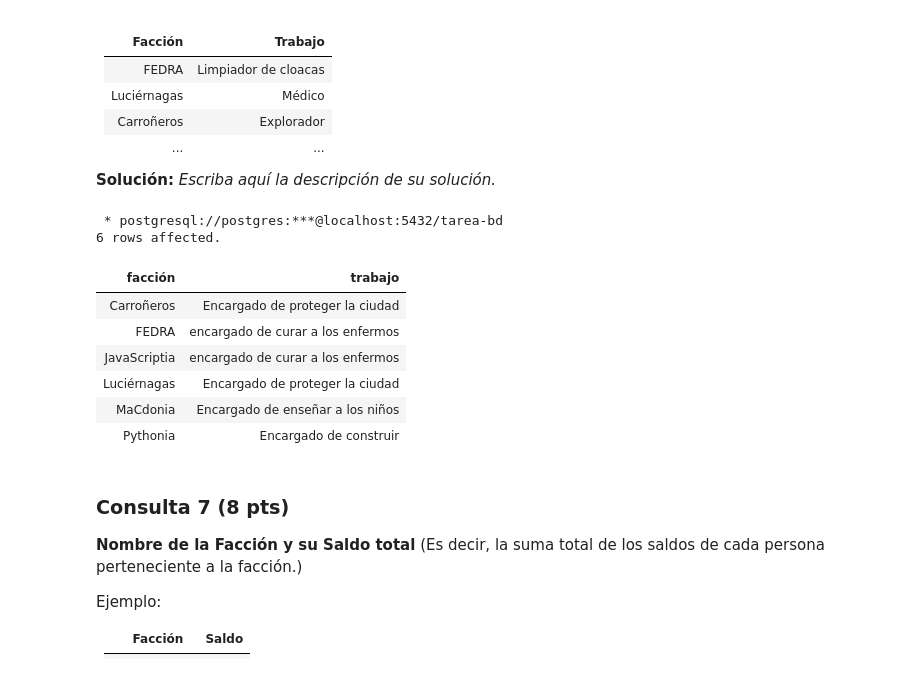
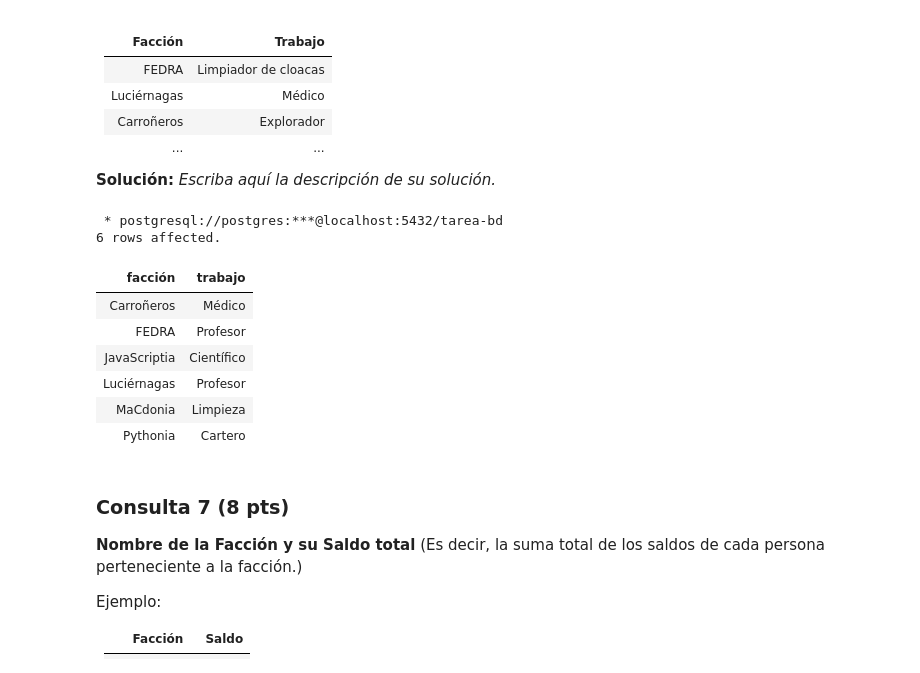
Before and after one commit to blindjamin/Tareas-Bases-de-Datos-Grupo, a Jupyter notebook: Tarea_1_BD_2023_1.ipynb, the cells around one changed output. Cells and saved outputs as stored; diff of their text form; code cells hidden in the pictures.

```diff
--- a/Tarea_1_BD_2023_1.ipynb
+++ b/Tarea_1_BD_2023_1.ipynb
@@ -80,8 +78,8 @@ Para conectarse de forma declarativa a la Base de Datos, utilice el siguiente c
 connection = psycopg2.connect(
    host="localhost",
    user="postgres",
-   dbname='tarea-bd',
-   password="benjamin11"
+   dbname='dbname',
+   password="password"
 )
 
 print(connection)
@@ -677,47 +724,48 @@ Ejemplo:
 # %%
 %%sql
 SELECT Facción  ,trabajo
 FROM
 (SELECT --La sub consulta en donde se ocupa row number() mostrará: nombres de las facciones ,la descripcion de los trabajos ,el conteo de los trabajos más realizados por cada faccion , y rn es la columna que lleva un conteo que empieza en 1 por cada trabajo de una faccion , y este se incrementa si el dato siguente es tiene el mismo nombre de la faccion, y vuelve a hacer 1 si encuentra un diferente nombre de una faccion, como está ordenado el conteo los trabajos de cada faccion de manera descendente y además como anteriormente ya explicado el partition by es en relación al nombre de las facciones , entonces las columnas que tengan el rn=1 serán las que contengan el trabajo más realizado por cada faccion.
-    facciones.nombre AS Facción  ,trabajos.descripcion AS trabajo ,
-    row_number() over (partition by facciones.nombre order by COUNT(persona_tiene_trabajo.id_trabajo) DESC) rn -- row number creara una nueva columna la cual hace un conteo en relacion a el nombre de las facciones , al estar ordenados
-FROM
+    facciones.nombre AS Facción  ,trabajos.nombre  AS trabajo ,
+    row_number() over (partition by facciones.nombre order by COUNT(persona_tiene_trabajo.id_trabajo) DESC) rn
+FROM                                                        --facciones será la tabla que ocupará el SELECT
     facciones
 
 INNER JOIN                                                  --Unimos la tabla facciones con persona_pertenece_faccion
     persona_pertenece_faccion
 ON
     facciones.id = persona_pertenece_faccion.id_faccion     --la union es gracias a la primary key de facciones igualada a una de las foreign key de persona_pertenece_faccion(id_faccion)
 
 INNER JOIN                                                  --Unimos la tabla facciones con persona_pertenece_faccion
     personas
 ON
-    persona_pertenece_faccion.id_persona = personas.id      --la union es gracias a una de las primary key de persona_pertenece_faccion(id_personas) igualada a la primary key de id_persona
+    persona_pertenece_faccion.id_persona = personas.id      --la union es gracias a una de las foreign key de persona_pertenece_faccion(id_persona) igualada a la primary key de id_persona
 
-INNER JOIN
+INNER JOIN                                                  --Unimos la tabla personas con persona_tiene_trabajo
     persona_tiene_trabajo
-ON
+ON                                                          --la union es gracias a la primary key de personas con una de las foreign key de persona_tiene_trabajo(id_persona)
     personas.id= persona_tiene_trabajo.id_persona
-INNER JOIN
+INNER JOIN                                                  --Unimos la tabla persona con persona_tiene_trabajo con trabajos
     trabajos
 ON
-    persona_tiene_trabajo.id_trabajo= trabajos.id
+    persona_tiene_trabajo.id_trabajo= trabajos.id           --la union es gracias a una de las foreign key de persona_tiene_trabajo(id_trabajo) igualada a la primary key de trabajos
 
-WHERE persona_tiene_trabajo.estado=true
 
-GROUP BY facciones.id ,  trabajos.descripcion)tabla
+WHERE persona_tiene_trabajo.estado=true                    --Como condicion las personas deben estar activas en sus trabajos.
 
-WHERE rn=1
+GROUP BY facciones.nombre ,  trabajos.nombre)tabla       -- Agrupa nuestra consulta en base al nombre de la faccion y su trabajo más realizado, además el nombre "tabla" es para entregar un nombre a la subconsulta.
+
+WHERE rn=1                                               -- Condicionamos nuestra consulta solo para que nuestra "variable" rn muestre el 1 que es el primer lugar,, la razon de esto está explicado en el inicio de la subconsulta.
 # %% [output]
  * postgresql://postgres:***@localhost:5432/tarea-bd
 6 rows affected.
 | facción | trabajo |
-| Carroñeros | Encargado de proteger la ciudad |
-| FEDRA | encargado de curar a los enfermos |
-| JavaScriptia | encargado de curar a los enfermos |
-| Luciérnagas | Encargado de proteger la ciudad |
-| MaCdonia | Encargado de enseñar a los niños |
-| Pythonia | Encargado de construir |
+| Carroñeros | Médico |
+| FEDRA | Profesor |
+| JavaScriptia | Científico |
+| Luciérnagas | Profesor |
+| MaCdonia | Limpieza |
+| Pythonia | Cartero |
 # %% [markdown]
 ### Consulta 7 (8 pts)
 **Nombre de la Facción y su Saldo total** (Es decir, la suma total de los saldos de cada persona perteneciente a la facción.)
```
Also changed, not shown: parts of 24 cells of this notebook.
